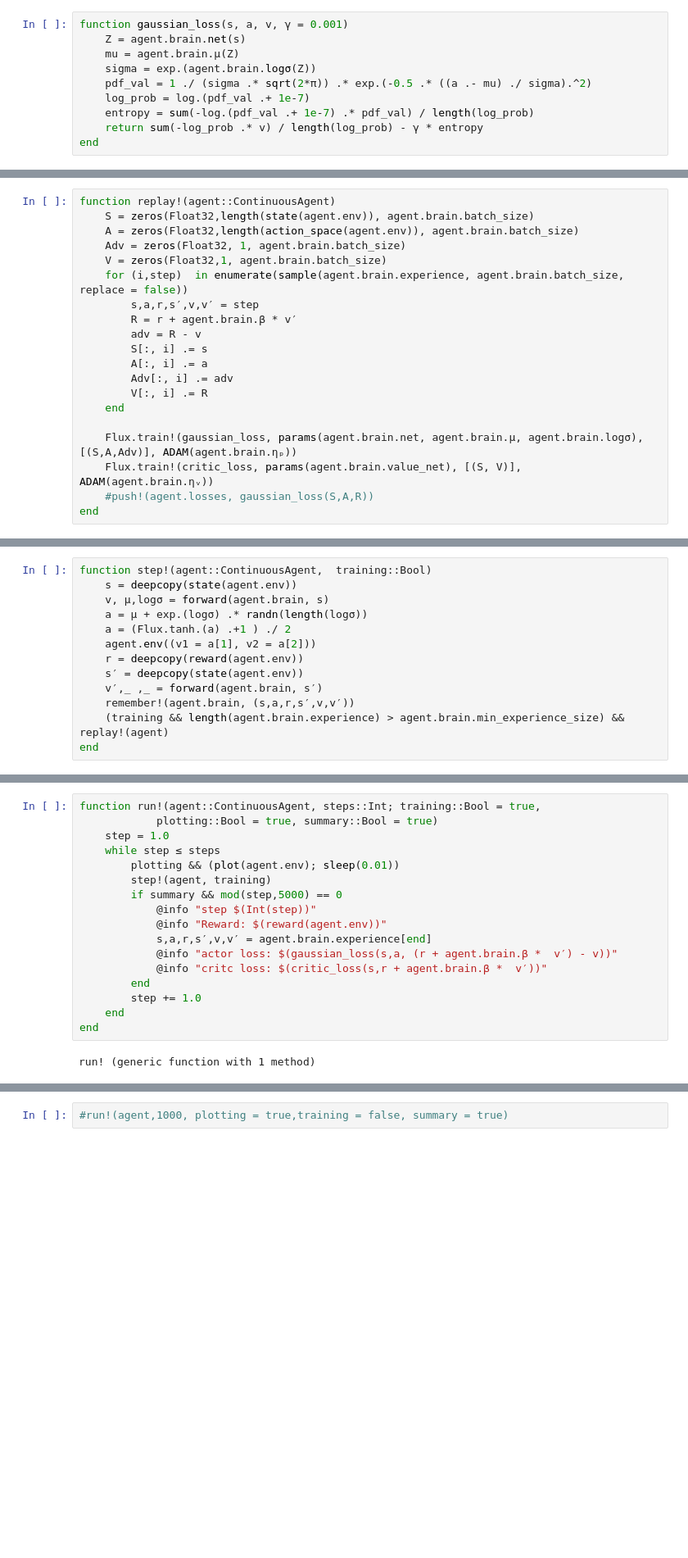
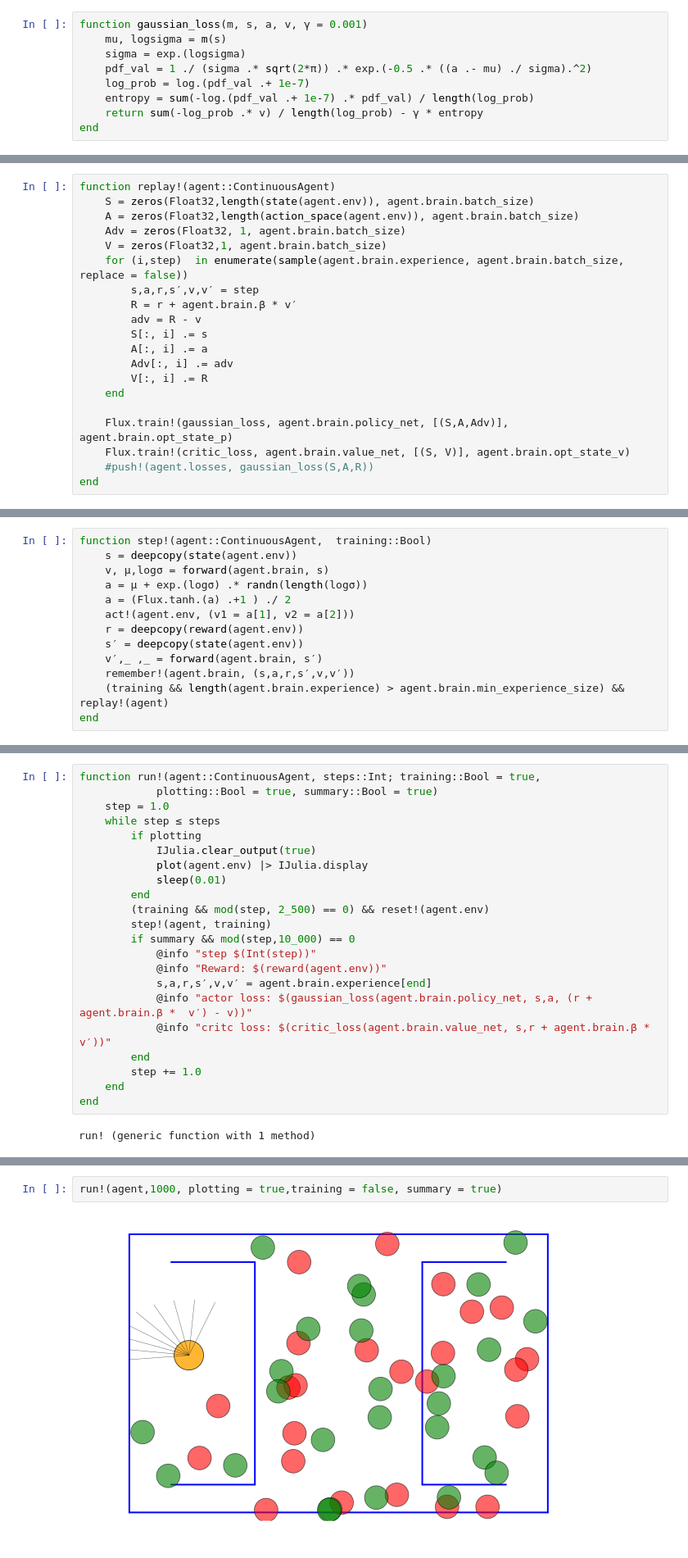
Before and after one commit to bartoszpankratz/234900-0286-MW, a Jupyter notebook: 7. Gradient Strategii/Continous_ActorCritic.ipynb, the cells around one changed output, grey strips where cells are left out. Shown: that part at 82% size. Drawn from its saved outputs; the diff is of its cells as text; blank space fills up the shorter version.

```diff
--- a/7. Gradient Strategii/Continous_ActorCritic.ipynb
+++ b/7. Gradient Strategii/Continous_ActorCritic.ipynb
@@ -398,10 +436,9 @@ critic_loss(x, y, ξ = 0.5) = ξ*Flux.mse(agent.brain.value_net(x), y)
 # %% [output]
 critic_loss (generic function with 2 methods)
 # %%
-function gaussian_loss(s, a, v, γ = 0.001)
-    Z = agent.brain.net(s)
-    mu = agent.brain.μ(Z)
-    sigma = exp.(agent.brain.logσ(Z))
+function gaussian_loss(m, s, a, v, γ = 0.001)
+    mu, logsigma = m(s)
+    sigma = exp.(logsigma)
     pdf_val = 1 ./ (sigma .* sqrt(2*π)) .* exp.(-0.5 .* ((a .- mu) ./ sigma).^2)
     log_prob = log.(pdf_val .+ 1e-7)
     entropy = sum(-log.(pdf_val .+ 1e-7) .* pdf_val) / length(log_prob)
@@ -425,8 +462,8 @@ function replay!(agent::ContinuousAgent)
         V[:, i] .= R
     end
 
-    Flux.train!(gaussian_loss, params(agent.brain.net, agent.brain.μ, agent.brain.logσ), [(S,A,Adv)], ADAM(agent.brain.ηₚ))
-    Flux.train!(critic_loss, params(agent.brain.value_net), [(S, V)], ADAM(agent.brain.ηᵥ))
+    Flux.train!(gaussian_loss, agent.brain.policy_net, [(S,A,Adv)], agent.brain.opt_state_p)
+    Flux.train!(critic_loss, agent.brain.value_net, [(S, V)], agent.brain.opt_state_v)
     #push!(agent.losses, gaussian_loss(S,A,R))
 end
 # %% [output]
@@ -437,7 +474,7 @@ function step!(agent::ContinuousAgent,  training::Bool)
     v, μ,logσ = forward(agent.brain, s)
     a = μ + exp.(logσ) .* randn(length(logσ))
     a = (Flux.tanh.(a) .+1 ) ./ 2
-    agent.env((v1 = a[1], v2 = a[2]))
+    act!(agent.env, (v1 = a[1], v2 = a[2]))
     r = deepcopy(reward(agent.env))
     s′ = deepcopy(state(agent.env))
     v′,_ ,_ = forward(agent.brain, s′)
@@ -451,14 +488,19 @@ function run!(agent::ContinuousAgent, steps::Int; training::Bool = true,
             plotting::Bool = true, summary::Bool = true)
     step = 1.0
     while step ≤ steps
-        plotting && (plot(agent.env); sleep(0.01))
+        if plotting
+            IJulia.clear_output(true)
+            plot(agent.env) |> IJulia.display
+            sleep(0.01)
+        end
+        (training && mod(step, 2_500) == 0) && reset!(agent.env)
         step!(agent, training)
-        if summary && mod(step,5000) == 0
+        if summary && mod(step,10_000) == 0
             @info "step $(Int(step))"
             @info "Reward: $(reward(agent.env))"
             s,a,r,s′,v,v′ = agent.brain.experience[end]
-            @info "actor loss: $(gaussian_loss(s,a, (r + agent.brain.β *  v′) - v))"
-            @info "critc loss: $(critic_loss(s,r + agent.brain.β *  v′))"
+            @info "actor loss: $(gaussian_loss(agent.brain.policy_net, s,a, (r + agent.brain.β *  v′) - v))"
+            @info "critc loss: $(critic_loss(agent.brain.value_net, s,r + agent.brain.β *  v′))"
         end
         step += 1.0
     end
@@ -499,2 +532,4 @@ s1[1] = 0.13
 # %%
-#run!(agent,1000, plotting = true,training = false, summary = true)
+run!(agent,1000, plotting = true,training = false, summary = true)
+# %% [output]
+[figure, added]
```
Also changed, not shown: parts of 15 cells of this notebook, 13 other files.
